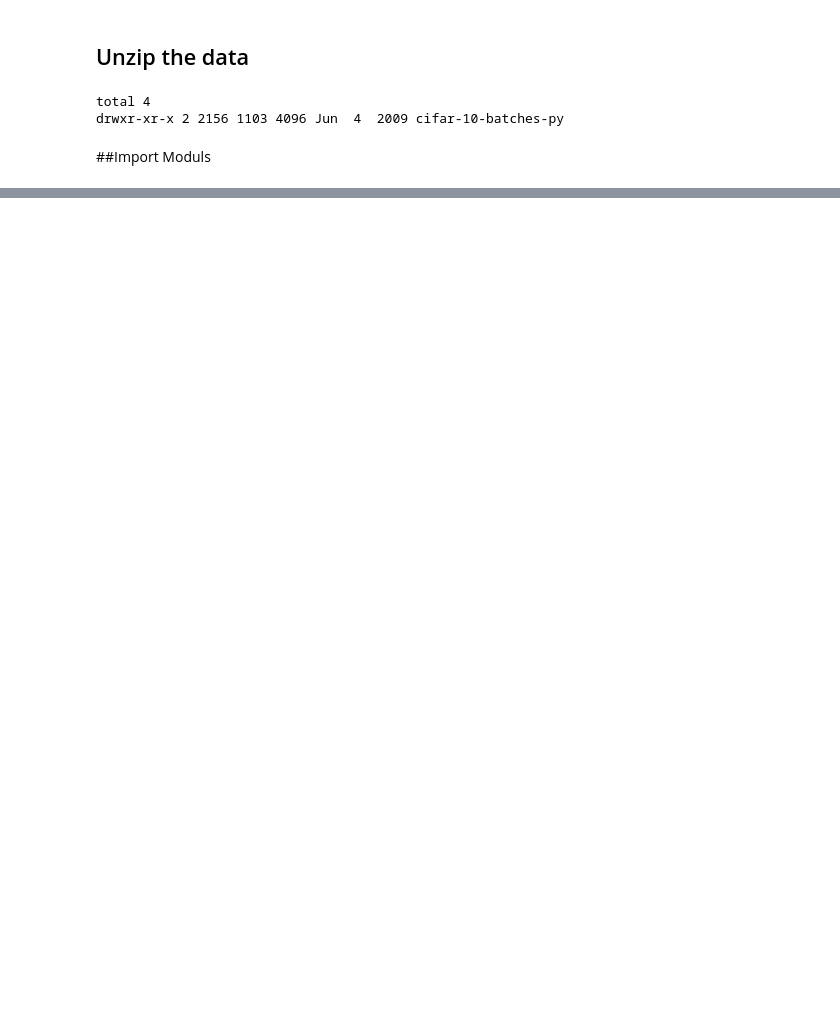
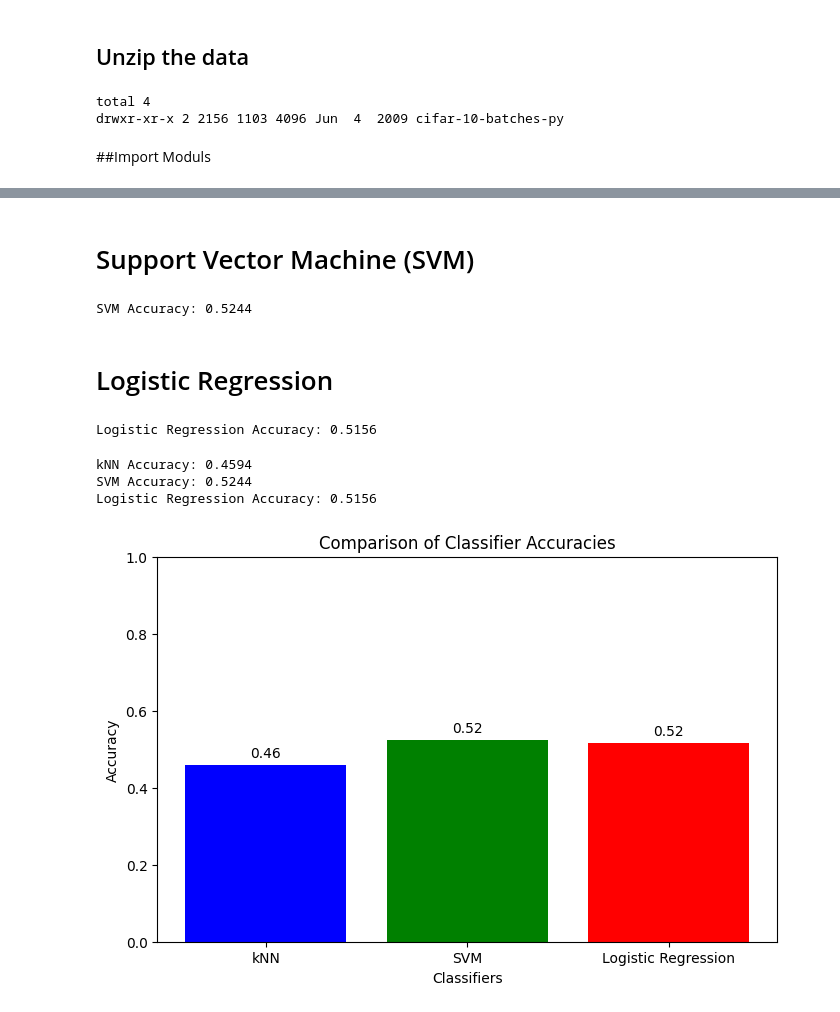
Before and after one commit to tejash6895/CIFAR-10_KNN, a Jupyter notebook: CIFAR_10_KNN.ipynb, the cells around one changed output, grey strips where cells are left out. Cells and saved outputs as stored; diff of their text form; code cells hidden in the pictures; blank space fills up the shorter version.

```diff
--- a/CIFAR_10_KNN.ipynb
+++ b/CIFAR_10_KNN.ipynb
@@ -249,0 +128,74 @@ Accuracy: 36.41%
+# %% [markdown]
+# Support Vector Machine (SVM)
+# %%
+from sklearn.svm import SVC
+
+# Initialize the SVM classifier
+svm = SVC(kernel='linear')
+
+# Train the classifier
+svm.fit(X_train, y_train)
+
+# Make predictions
+y_pred_svm = svm.predict(X_test)
+
+# Compute accuracy
+accuracy_svm = accuracy_score(y_test, y_pred_svm)
+print(f'SVM Accuracy: {accuracy_svm}')
+# %% [output]
+SVM Accuracy: 0.5244
+# %% [markdown]
+# Logistic Regression
+# %%
+from sklearn.linear_model import LogisticRegression
+
+# Initialize the Logistic Regression classifier
+log_reg = LogisticRegression(max_iter=1000)
+
+# Train the classifier
+log_reg.fit(X_train, y_train)
+
+# Make predictions
+y_pred_log_reg = log_reg.predict(X_test)
+
+# Compute accuracy
+accuracy_log_reg = accuracy_score(y_test, y_pred_log_reg)
+print(f'Logistic Regression Accuracy: {accuracy_log_reg}')
+# %% [output]
+Logistic Regression Accuracy: 0.5156
+# %%
+import matplotlib.pyplot as plt
+
+# Assuming these variables hold the accuracies of your models
+accuracy_knn = accuracy_score(y_test, y_pred_knn)
+print(f'kNN Accuracy: {accuracy_knn}')
+
+accuracy_svm = accuracy_score(y_test, y_pred_svm)
+print(f'SVM Accuracy: {accuracy_svm}')
+
+accuracy_log_reg = accuracy_score(y_test, y_pred_log_reg)
+print(f'Logistic Regression Accuracy: {accuracy_log_reg}')
+
+# Classifier names and their corresponding accuracies
+classifiers = ['kNN', 'SVM', 'Logistic Regression']
+accuracies = [accuracy_knn, accuracy_svm, accuracy_log_reg]
+
+# Creating the bar plot
+plt.figure(figsize=(8, 5))
+plt.bar(classifiers, accuracies, color=['blue', 'green', 'red'])
+plt.xlabel('Classifiers')
+plt.ylabel('Accuracy')
+plt.title('Comparison of Classifier Accuracies')
+plt.ylim(0, 1)  # Assuming accuracy is between 0 and 1
+
+# Adding the accuracy values on top of the bars
+for i in range(len(classifiers)):
+    plt.text(i, accuracies[i] + 0.02, f'{accuracies[i]:.2f}', ha = 'center')
+
+# Show the plot
+plt.show()
+# %% [output]
+kNN Accuracy: 0.4594
+SVM Accuracy: 0.5244
+Logistic Regression Accuracy: 0.5156
+[figure, added]
```
Also changed, not shown: parts of 33 cells of this notebook.
